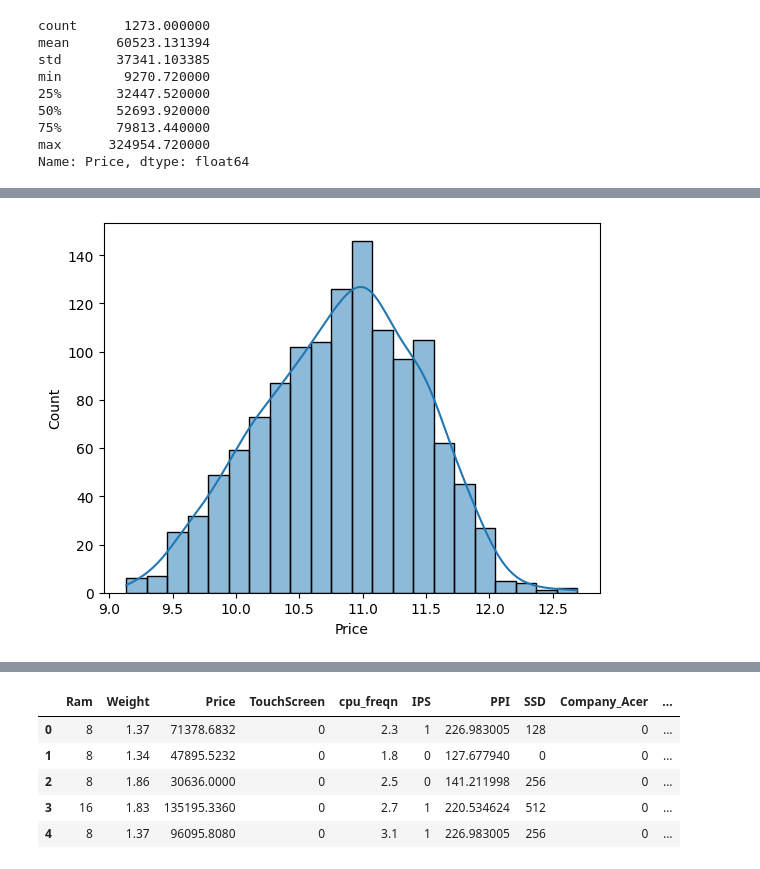
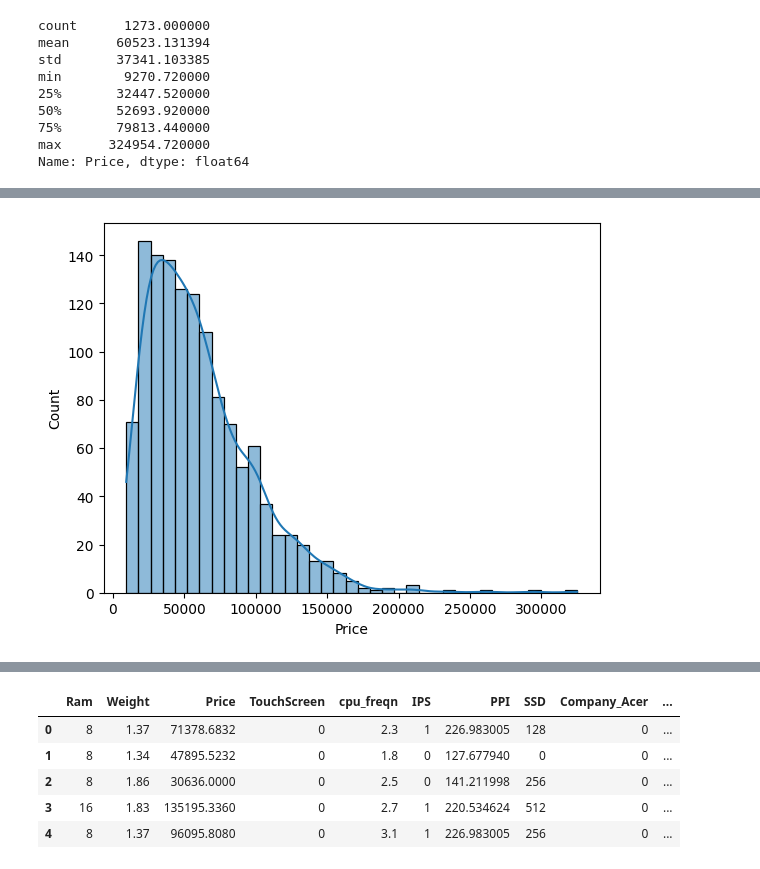
Before and after one commit to RoshannCodes/LAPTOP-PRICE-PREDICTION, a Jupyter notebook: laptop_price_predictor.ipynb, the cells around one changed output, grey strips where cells are left out. Drawn from its saved outputs; the diff is of its cells as text; code cells hidden in the pictures.

```diff
--- a/laptop_price_predictor.ipynb
+++ b/laptop_price_predictor.ipynb
@@ -539,9 +539,9 @@ df[df['Price']==324954.720000]
 |  | Company | TypeName | Ram | Weight | Price | TouchScreen | cpu_freqn | IPS | PPI | Cpu Brand | ... |
 | 196 | Razer | Gaming | 32 | 3.49 | 324954.72 | 1 | 2.9 | 0 | 254.671349 | Intel Core i7 | ... |
 # %%
-sns.histplot(np.log(df['Price']),kde=True)
+sns.histplot((df['Price']),kde=True)
 plt.show()
 # %% [output]
-[figure, old version]
+[figure, new version]
 # %%
 X = df.drop(columns=['Price'],axis=1)
```
Also changed, not shown: parts of 17 cells of this notebook, 2 other files.
